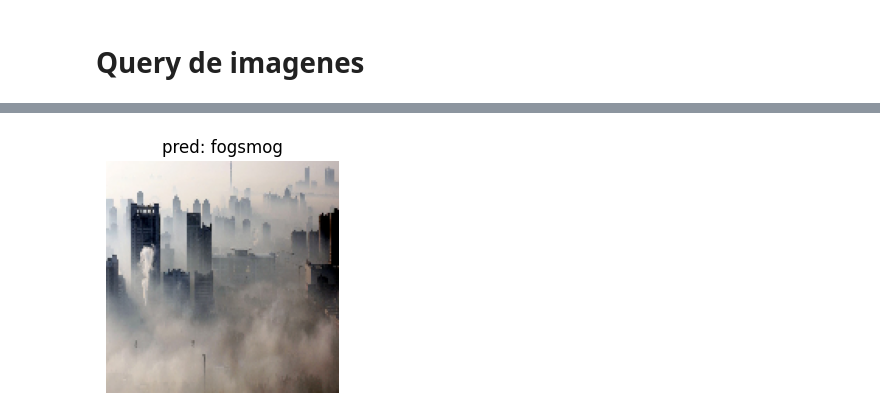
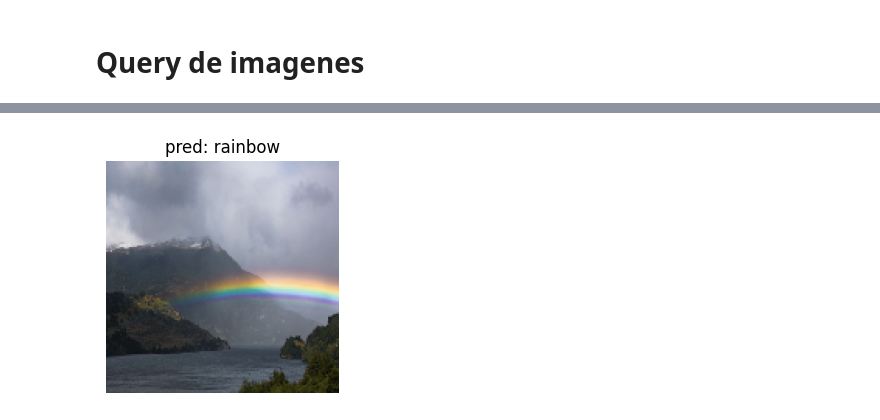
Before and after one commit to Mike5801/MachineLearningProject, a Jupyter notebook: A01610836_queries.ipynb, the cells around one changed output, grey strips where cells are left out. Saved outputs shown, nothing was run; the diff lists cells and outputs as text; code cells hidden in the pictures.

```diff
--- a/A01610836_queries.ipynb
+++ b/A01610836_queries.ipynb
@@ -48,7 +45,7 @@ label_map = {
 
 images_names = [
   "dew", "fogsmog_1", "fogsmog", "frost", "glaze", "hail", "lightning", "rain", "rain_1", "rainbow", "rime", "sandstorm", "snow", "rain_2",
-  "lightning_1", "lightning_2", "sandstorm_1", "snow_1", "fogsmog_2", "fogsmog_3"
+  "lightning_1", "lightning_2", "sandstorm_1", "snow_1", "fogsmog_2", "fogsmog_3", "fogsmog_4", "fogsmog_5"
 ]
 
 num_images = len(images_names)
@@ -59,7 +56,7 @@ query_dir = os.path.join(base_dir, "query")
 
 f, axarr = plt.subplots(1, num_images, figsize=(num_images*3, 4))
 
-
+model = models.load_model("../my_model_2.keras")
 
 for i in range(num_images):
   img_path = query_dir + "/" + images_names[i] + ".jpg"
@@ -100,7 +99,10 @@ for i in range(num_images):
 # %%
-def query_image(name):
+def query_image(name, model_name):
   base_dir = ""
   query_dir = os.path.join(base_dir, "query")
+
+  model = models.load_model(f"../{model_name}.keras")
+
 
   f, axarr = plt.subplots(1, 1, figsize=(3, 4))
 
@@ -118,5 +120,5 @@ def query_image(name):
   axarr.imshow(img)
   axarr.axis("off")
 
-query_image("fogsmog_2")
+query_image("rainbow", "my_model_2")
 # %% [output]
@@ -124 +126 @@ query_image("fogsmog_2")
-[figure, old version]
+[figure, new version]
```
Also changed, not shown: parts of 4 cells of this notebook, 3 other files.
